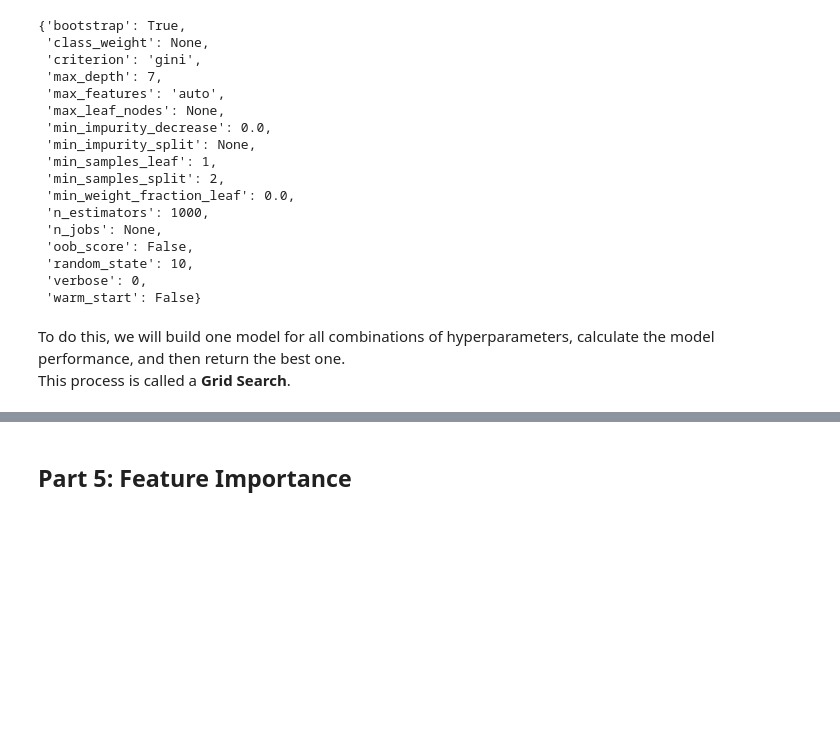
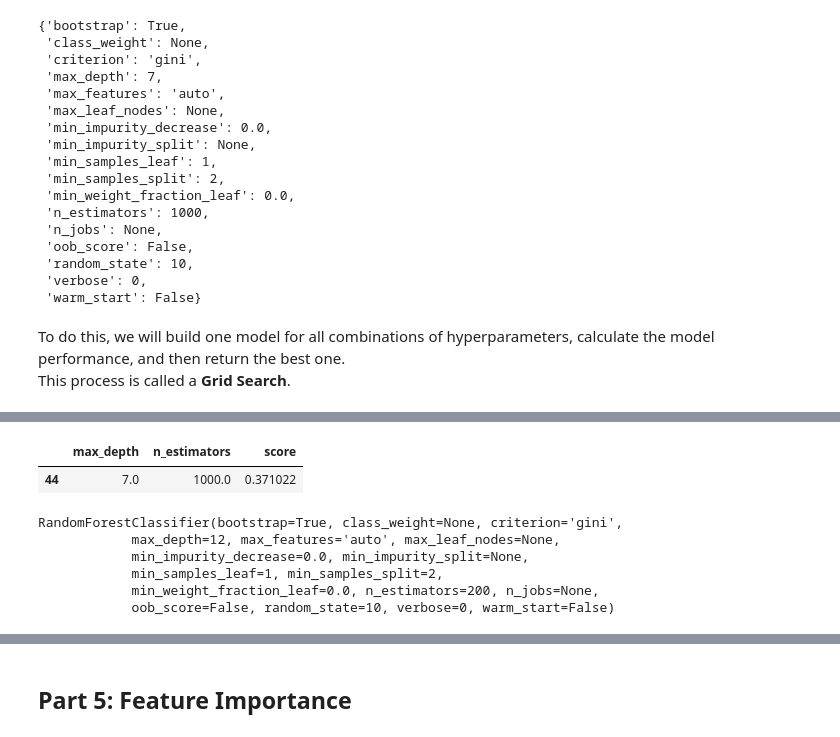
Before and after one commit to tmsharp/random_forest, a Jupyter notebook: Classification - Predicting Graduate Admissions (Abridged).ipynb, the cells around one changed output, grey strips where cells are left out. Drawn from its saved outputs; the diff is of its cells as text; code cells hidden in the pictures; blank space fills up the shorter version.

```diff
--- a/Classification - Predicting Graduate Admissions (Abridged).ipynb
+++ b/Classification - Predicting Graduate Admissions (Abridged).ipynb
@@ -473,0 +519,19 @@ print(rf_cv.best_score_)
+# %%
+## TEST
+cv_results[(cv_results['max_depth'] == 7.0) & (cv_results['n_estimators'] == 1000.0)]
+# %% [output]
+|  | max_depth | n_estimators | score |
+| 44 | 7.0 | 1000.0 | 0.371022 |
+# %%
+# create a model with the best parameters
+rf_best = RandomForestClassifier(n_estimators= rf_cv.best_params_['n_estimators'],
+                                 max_depth = rf_cv.best_params_['max_depth'],
+                                 random_state=10)
+rf_best.fit(X_train, y_train)
+# %% [output]
+RandomForestClassifier(bootstrap=True, class_weight=None, criterion='gini',
+            max_depth=12, max_features='auto', max_leaf_nodes=None,
+            min_impurity_decrease=0.0, min_impurity_split=None,
+            min_samples_leaf=1, min_samples_split=2,
+            min_weight_fraction_leaf=0.0, n_estimators=200, n_jobs=None,
+            oob_score=False, random_state=10, verbose=0, warm_start=False)
```
Also changed, not shown: parts of 15 cells of this notebook, 1 other file.
